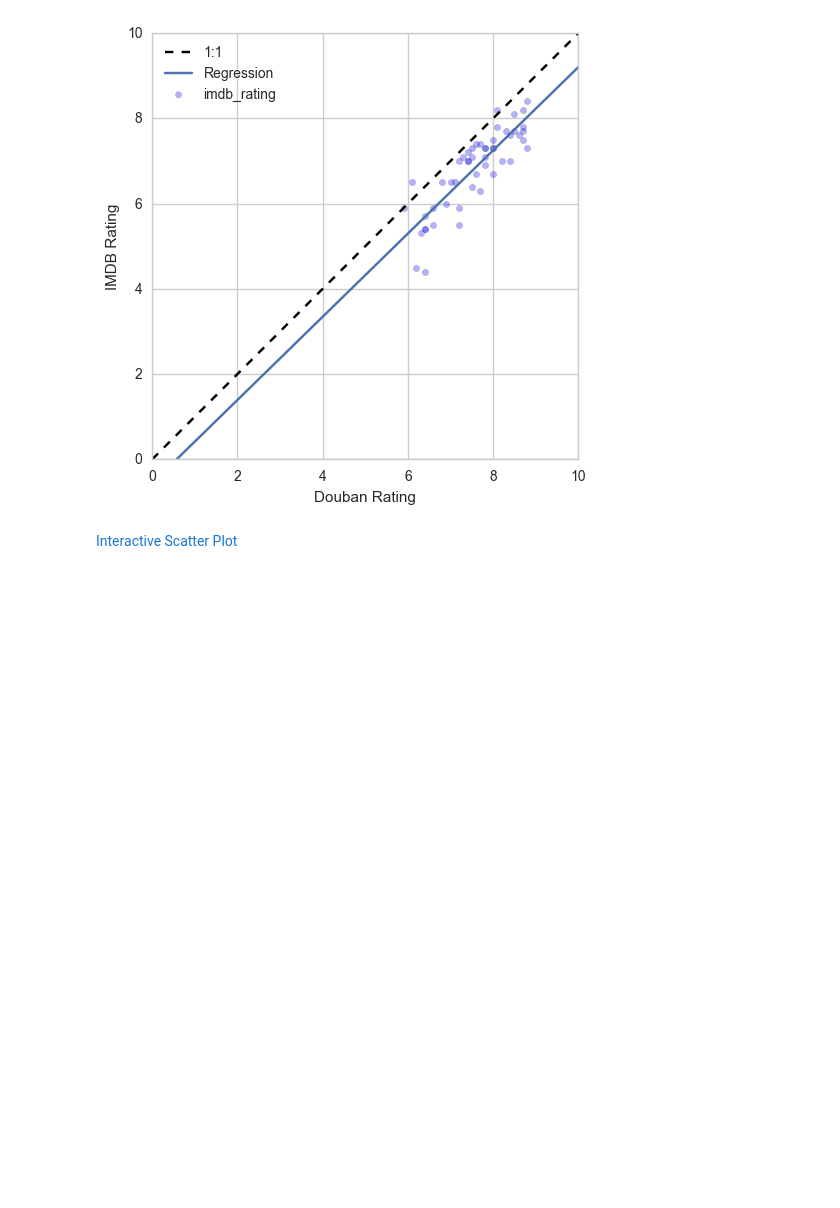
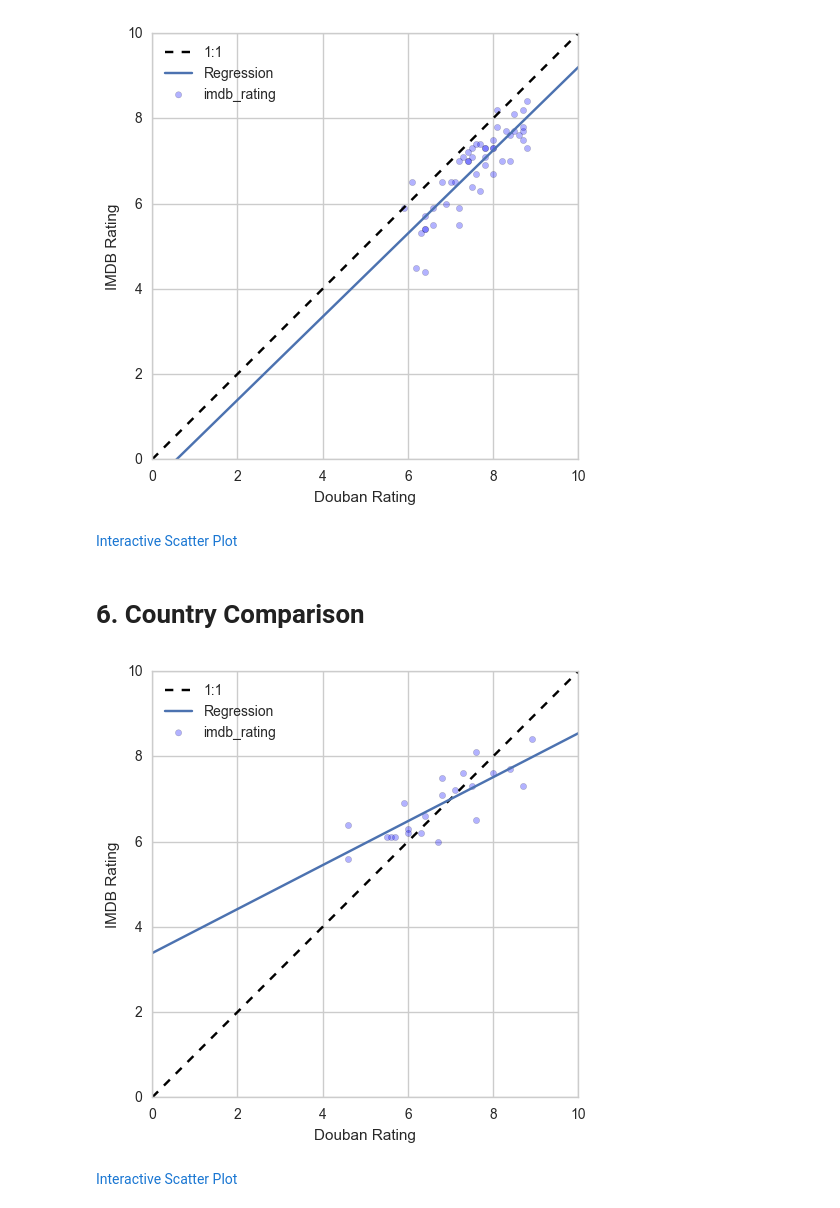
Before and after one commit to cqcn1991/movie-compare, a Jupyter notebook: application.ipynb, the cells around one changed output. Cells and saved outputs as stored; diff of their text form; code cells hidden in the pictures; blank space fills up the shorter version.

Commit message:
Add Country Movie comparison

```diff
--- a/application.ipynb
+++ b/application.ipynb
@@ -80,7 +98,9 @@ df['imdb_ratings_count'] = df['imdb_ratings_count'].astype(float)
 df['metascore'] = df['metascore'].astype(float)
 df['metascore'] = df['metascore']/10
 df['genre']=df['omdb_info'].apply(lambda x: x.get('Genre', 'none'))
-df['image_url']=df['omdb_info'].apply(lambda x: x.get('Poster', 'none'))
+df['country']=df['omdb_info'].apply(lambda x: x.get('Country', 'none'))
+# df['image_url']=df['omdb_info'].apply(lambda x: x.get('Poster', 'none'))
+df['image_url']=df['douban_info'].apply(lambda x: x['images']['large'])
 df['douban_url']=df['douban_info'].apply(lambda x: x['alt'])
 
 df.drop('douban_info', 1, inplace=True)
@@ -444,3 +464,15 @@ fig, _ , scatter_plot = plot_movie_scatter_comparison(sub_df)
 turn_scatter_into_interactive(fig, scatter_plot, sub_df, 'animation_movies.html')
 # %% [output]
 Interactive Scatter Plot
+# %% [markdown]
+# 6. Country Comparison
+# %%
+country = 'China'
+sub_df = df[df['country'].str.contains(country)]
+fig, _ , scatter_plot = plot_movie_scatter_comparison(sub_df)
+# %% [output]
+[figure, added]
+# %%
+turn_scatter_into_interactive(fig, scatter_plot, sub_df, 'chinese_movies.html')
+# %% [output]
+Interactive Scatter Plot
```
Also changed, not shown: parts of 7 cells of this notebook, 6 other files.
